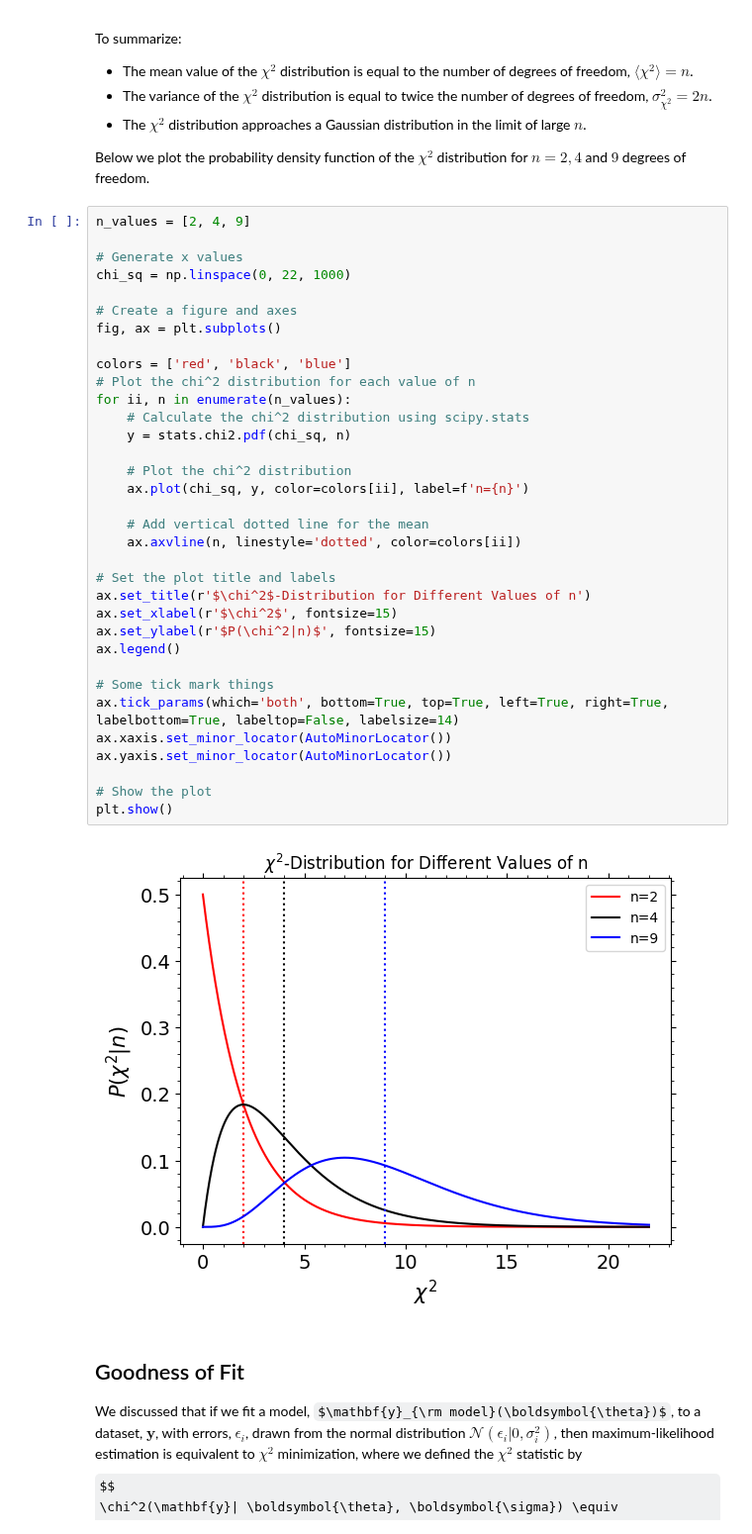
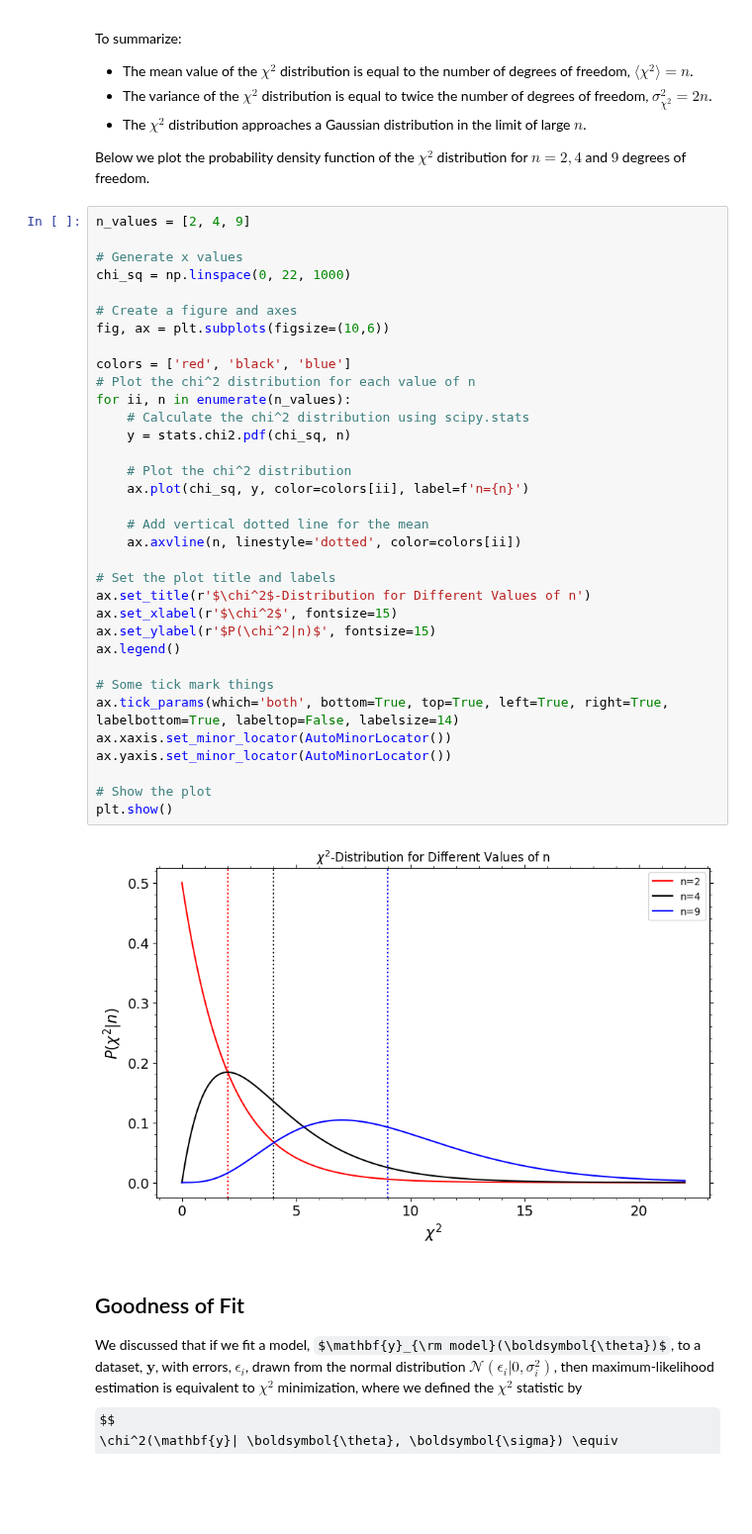
Before and after one commit to enigma-igm/Phys29, a Jupyter notebook: Phys29/lectures/Week9/01_fitting_data.ipynb, the cells around one changed output. Shown at 99% size. Saved outputs shown, nothing was run; the diff lists cells and outputs as text; some formulas as TeX source; blank space fills up the shorter version.

```diff
--- a/Phys29/lectures/Week9/01_fitting_data.ipynb
+++ b/Phys29/lectures/Week9/01_fitting_data.ipynb
@@ -679,35 +679,35 @@ n_values = [2, 4, 9]
 chi_sq = np.linspace(0, 22, 1000)
 
 # Create a figure and axes
-fig, ax = plt.subplots()
+fig, ax = plt.subplots(figsize=(10,6))
 
 colors = ['red', 'black', 'blue']
 # Plot the chi^2 distribution for each value of n
 for ii, n in enumerate(n_values):
     # Calculate the chi^2 distribution using scipy.stats
     y = stats.chi2.pdf(chi_sq, n)
 
     # Plot the chi^2 distribution
     ax.plot(chi_sq, y, color=colors[ii], label=f'n={n}')
 
     # Add vertical dotted line for the mean
     ax.axvline(n, linestyle='dotted', color=colors[ii])
 
 # Set the plot title and labels
 ax.set_title(r'$\chi^2$-Distribution for Different Values of n')
 ax.set_xlabel(r'$\chi^2$', fontsize=15)
 ax.set_ylabel(r'$P(\chi^2|n)$', fontsize=15)
 ax.legend()
 
 # Some tick mark things
 ax.tick_params(which='both', bottom=True, top=True, left=True, right=True, labelbottom=True, labeltop=False, labelsize=14)
 ax.xaxis.set_minor_locator(AutoMinorLocator())
 ax.yaxis.set_minor_locator(AutoMinorLocator())
 
 # Show the plot
 plt.show()
 # %% [output]
-[figure, old version]
+[figure, new version]
 # %% [markdown]
 ## Goodness of Fit
 
```
Also changed, not shown: parts of 1 cell of this notebook, 1 other file.
